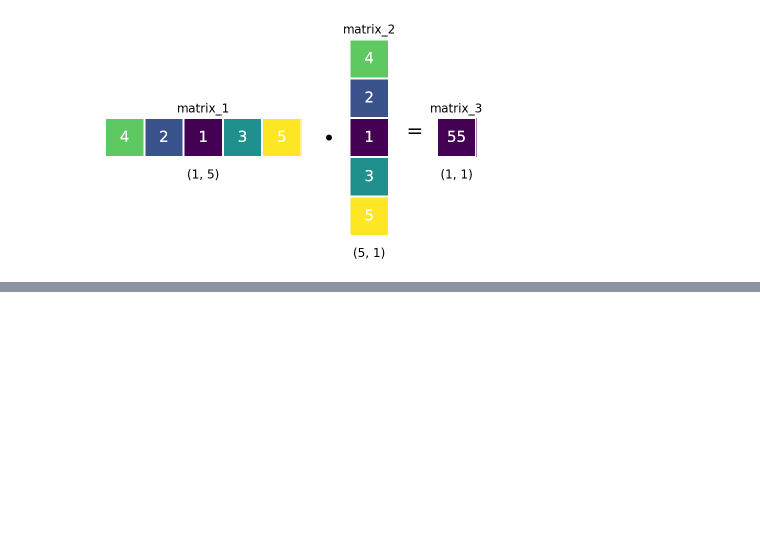
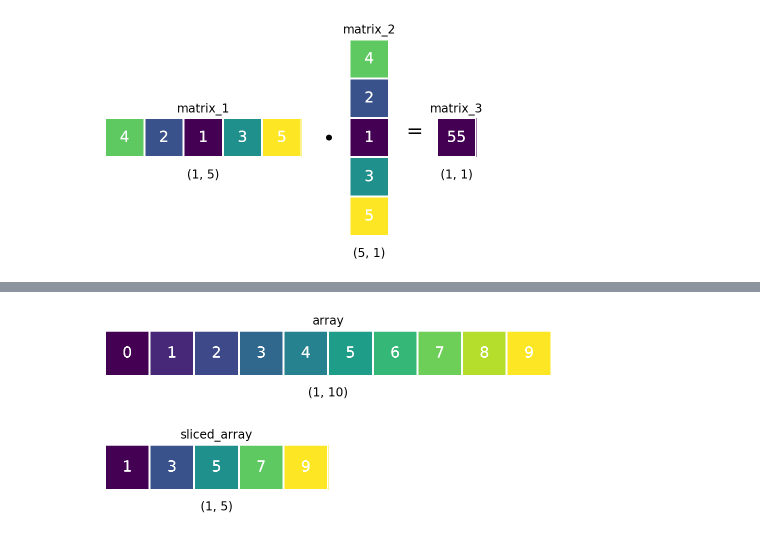
Before and after one commit to Bjarten/numpy-tutorial, a Jupyter notebook: numpy-examples.ipynb, the cells around one changed output, grey strips where cells are left out. Drawn from its saved outputs; the diff is of its cells as text; code cells hidden in the pictures; blank space fills up the shorter version.

Commit message:
feat: add example 2 in slicing and indexing section

```diff
--- a/numpy-examples.ipynb
+++ b/numpy-examples.ipynb
@@ -171,0 +177,12 @@ visulize_multiplication(matrices_1, names_1)
+# %%
+
+x = np.array([0,1,2,3,4,5,6,7,8,9])
+visulize_array(x, 'array')
+start_index = 1
+stop_index = 10
+step = 2
+sliced_array = x[start_index:stop_index:step]
+visulize_array(sliced_array, 'sliced_array')
+# %% [output]
+[figure, added]
+[figure, added]
```
Also changed, not shown: parts of 3 cells of this notebook.
